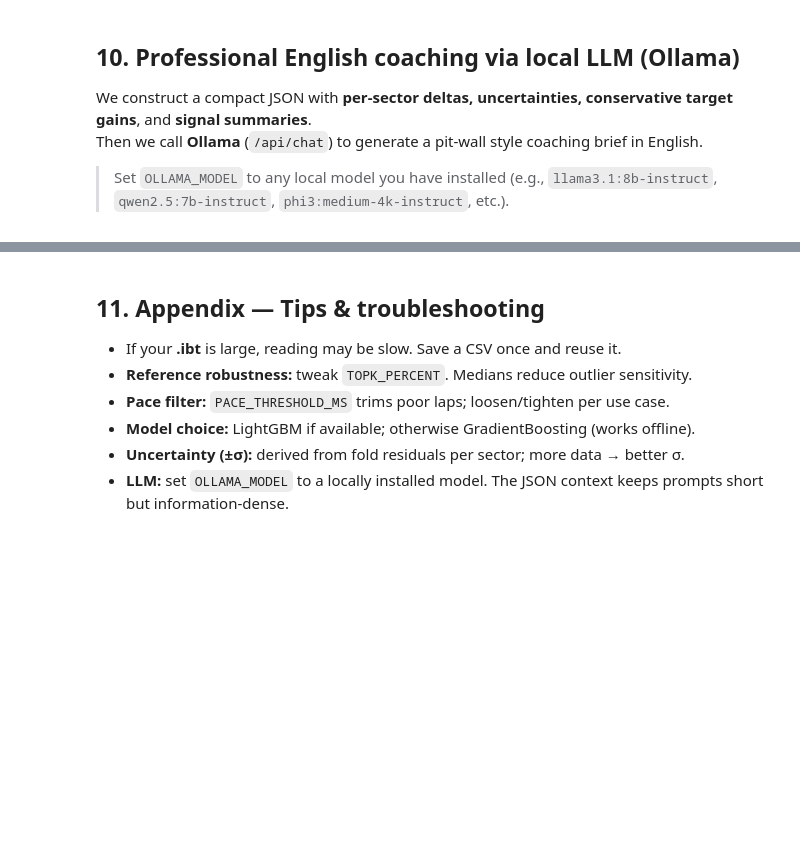
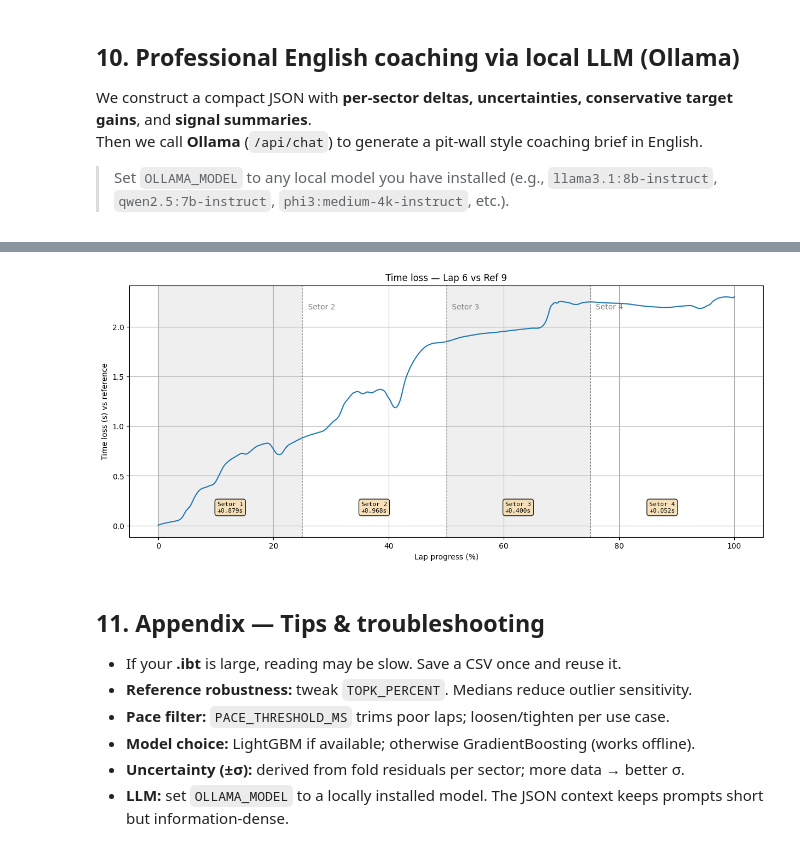
Before and after one commit to conect2ai/Racing4all, a Jupyter notebook: Iracing/iracing_coaching_pipeline.ipynb, the cells around one changed output, grey strips where cells are left out. Saved outputs shown, nothing was run; the diff lists cells and outputs as text; code cells hidden in the pictures; blank space fills up the shorter version.

```diff
--- a/Iracing/iracing_coaching_pipeline.ipynb
+++ b/Iracing/iracing_coaching_pipeline.ipynb
@@ -1019,5 +981,64 @@ Alright, let's focus on maximizing gains. We're losing significant time in Secto
 
 --- Análise concluída ---
+# %%
+# --- Bloco 1: Cálculo do Delta por Setor (igual ao anterior) ---
+
+sector_deltas = []
+for i in range(N_SECTORS):
+    start_boundary = sector_boundaries[i]
+    end_boundary = sector_boundaries[i+1]
+
+    start_idx = int(start_boundary * (BASE_GRID_LEN - 1))
+    end_idx = int(end_boundary * (BASE_GRID_LEN - 1))
+
+    time_at_sector_start = time_loss[start_idx] if i > 0 else 0.0
+    time_at_sector_end = time_loss[end_idx]
+
+    delta = time_at_sector_end - time_at_sector_start
+    sector_deltas.append(delta)
+
+
+# --- Bloco 2: Plotagem da Curva com Caixas de Texto Individuais ---
+
+fig, ax = plt.subplots(figsize=(15, 6))
+ax.plot(grid*100.0, time_loss)
+ax.set_xlabel("Lap progress (%)")
+ax.set_ylabel("Time loss (s) vs reference")
+ax.set_title(f"Time loss — Lap {target_lap} vs Ref {ref_lap}")
+ax.grid(True)
+
+# Adicionamos o sombreamento dos setores como antes
+add_sector_shading(ax, sector_boundaries)
+
+# Propriedades da caixa de texto (será a mesma para todas)
+props = dict(boxstyle='round,pad=0.4', facecolor='wheat', alpha=0.9)
+
+# <<< SEÇÃO MODIFICADA: Loop para criar uma caixa por setor >>>
+# Obtemos a altura máxima do gráfico para posicionar as caixas de texto
+plot_top_y = ax.get_ylim()[1]
+
+for i, delta in enumerate(sector_deltas):
+    # Posição X: no meio do setor atual
+    start_pos_x = sector_boundaries[i] * 100
+    end_pos_x = sector_boundaries[i+1] * 100
+    mid_pos_x = (start_pos_x + end_pos_x) / 2
+
+    # Posição Y: perto do topo do gráfico para consistência
+    pos_y = plot_top_y * 0.10
+
+    # Texto para a caixa
+    text_per_sector = f"Setor {i+1}\n{delta:+.3f}s"
+
+    # Adiciona a caixa de texto para o setor atual
+    ax.text(mid_pos_x, pos_y, text_per_sector,
+            ha='center', va='top', # Alinha a caixa pelo centro e topo
+            fontsize=8,
+            bbox=props,
+            fontfamily='monospace')
+
+plt.show()
+# %% [output]
+[figure, added]
 # %% [markdown]
 
 ## 11. Appendix — Tips & troubleshooting
```
Also changed, not shown: parts of 9 cells of this notebook.
